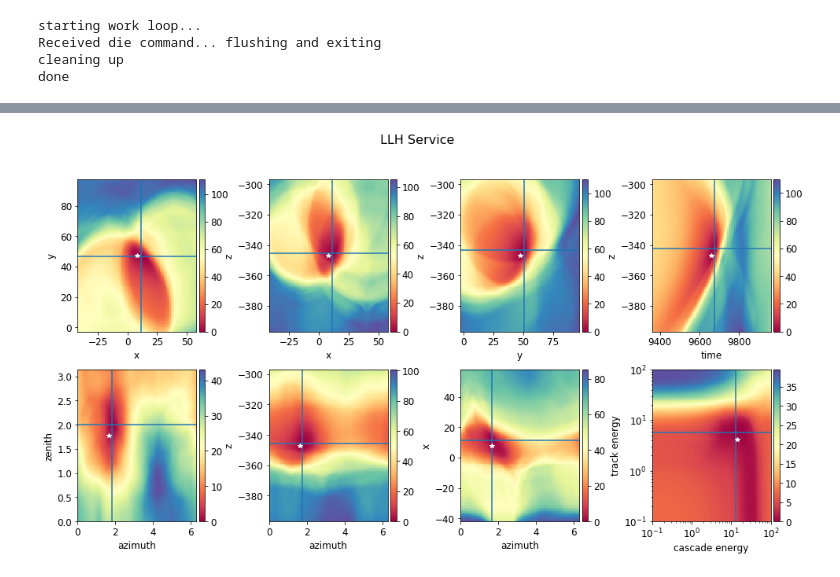
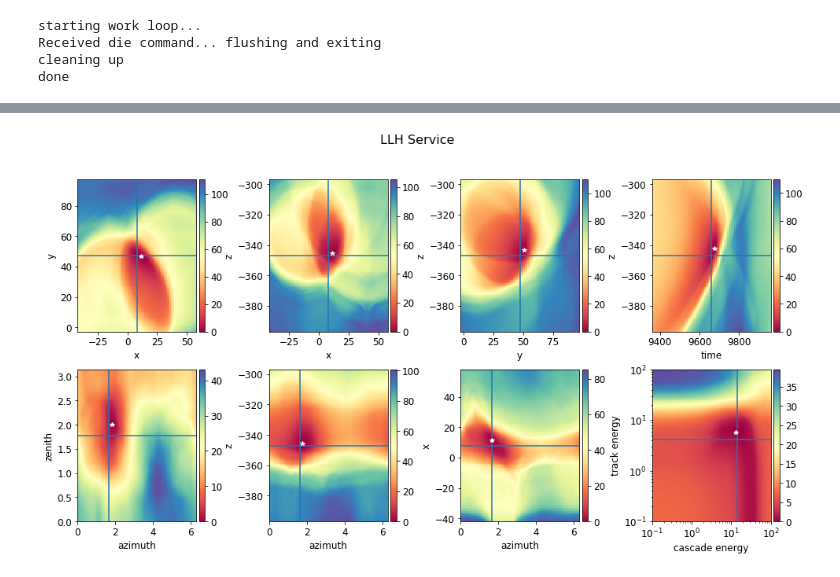
Before and after one commit to philippeller/freeDOM, a Jupyter notebook: freeDOM/serviceLLHScans.ipynb, the cells around one changed output, grey strips where cells are left out. Saved outputs shown, nothing was run; the diff lists cells and outputs as text; code cells hidden in the pictures.

Commit message:
updated notebook to use new client interface

```diff
--- a/freeDOM/serviceLLHScans.ipynb
+++ b/freeDOM/serviceLLHScans.ipynb
@@ -65,0 +63,6 @@ def llh(x, theta):
+# %%
+%%time
+client = LLHClient(
+                    ctrl_addr=service_conf["ctrl_addr"],
+                    conf_timeout=60000
+                  )
@@ -79,24 +85,25 @@ def colorbar(mappable):
     return cbar
 
 # utility function to map out a 2d NLL slice
-def map_2d(inds, steps, llh_func, batch_size=2500, pulses=event['hits'], base_params=event['params']):
+def map_2d(inds, steps, pulses=event['hits'], base_params=event['params']):
     mg = np.meshgrid(*steps)
 
-    output = np.empty(mg[0].size, np.float32)
+    n_hypotheses = mg[0].size
 
-    param_table = np.repeat(base_params[np.newaxis, :], batch_size, axis=0)
+    # param table is a table of hypotheses to evaluate
+    # each contains a value for the 8 hypothesis parameters
+    param_table = np.repeat(base_params[np.newaxis, :], n_hypotheses, axis=0)
 
-    n_filled = 0
-    while n_filled < output.size:
-        for ind, coord in zip(inds, mg):
-            param_table[:, ind] = coord.flat[n_filled:n_filled + batch_size]
-        output[n_filled:n_filled + batch_size] = llh_func(pulses, param_table)
-        n_filled += batch_size
+    # load hypotheses to evaluate into the param table
+    for ind, coord in zip(inds, mg):
+        param_table[:, ind] = coord.flat
 
-    return output.reshape([step.size for step in steps[::-1]])
+    # client.eval_llh is a synchronous (blocking) LLH evaluation
+    # asynchronous requests are also supported
+    return client.eval_llh(pulses, param_table).reshape([step.size for step in steps[::-1]])
 
-def plot_2d(inds, steps, true_params, llh_func, ax):
-    llh_map = map_2d(inds, steps, llh_func)
+def plot_2d(inds, steps, true_params, ax):
+    llh_map = map_2d(inds, steps)
 
     delta = llh_map - llh_map.min()
 
@@ -106,10 +113,12 @@ def plot_2d(inds, steps, true_params, llh_func, ax):
 
     mle_y, mle_x = np.unravel_index(np.argmin(llh_map), llh_map.shape)
 
-    ax.axhline(steps[1][mle_y])
-    ax.axvline(steps[0][mle_x])
+    # place crosshair at true parameters
+    ax.axvline(true_params[0])
+    ax.axhline(true_params[1])
 
-    ax.plot(*[[p] for p in true_params], 'w*')
+    # white star at MLE point in the 2d scan
+    ax.plot(*[[step[i]] for step, i in zip(steps, (mle_x, mle_y))], 'w*')
 # %%
 true_params = event['params']
 
@@ -141,7 +150,7 @@ axiter = axes.flat
 for i, ax in enumerate(axiter):
     ind0, ind1 = par_pairs[i]
     grid_spacing = (spacings[ind0], spacings[ind1])
-    plot_2d((ind0, ind1), grid_spacing, (true_params[ind0], true_params[ind1]), llh, ax)
+    plot_2d((ind0, ind1), grid_spacing, (true_params[ind0], true_params[ind1]), ax)
     ax.set_xlabel(par_names[ind0], fontsize=12)
     ax.set_ylabel(par_names[ind1], fontsize=12)
     ax.tick_params(labelsize=12)
@@ -159,3 +168,3 @@ Wall time: 3 s
-[figure, old version]
+[figure, new version]
 # %%
 # time it
```
Also changed, not shown: parts of 14 cells of this notebook.
